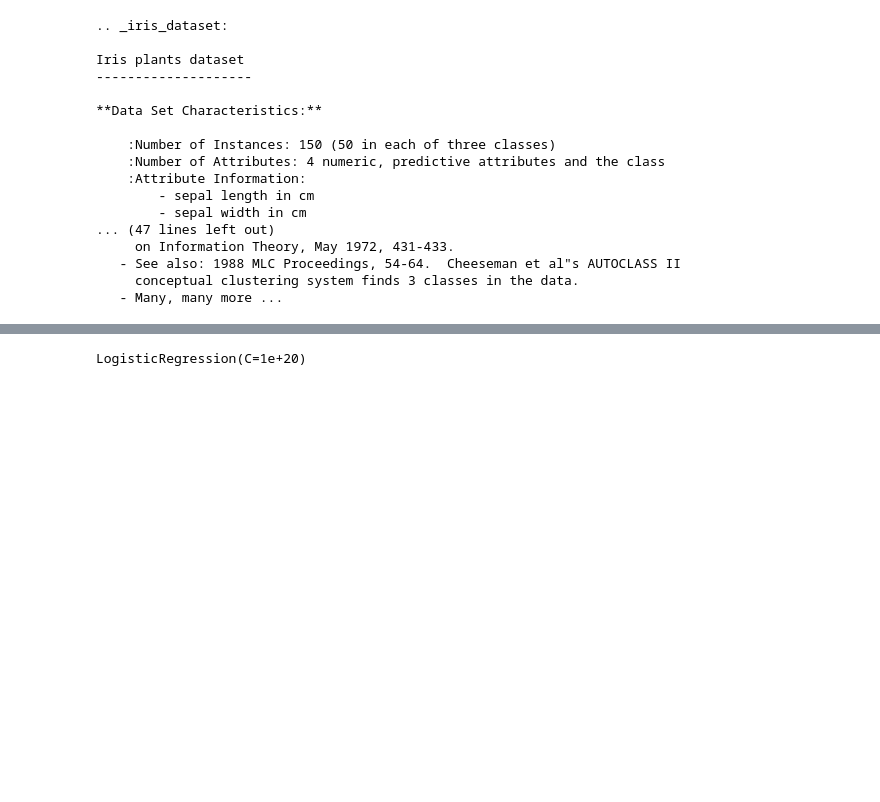
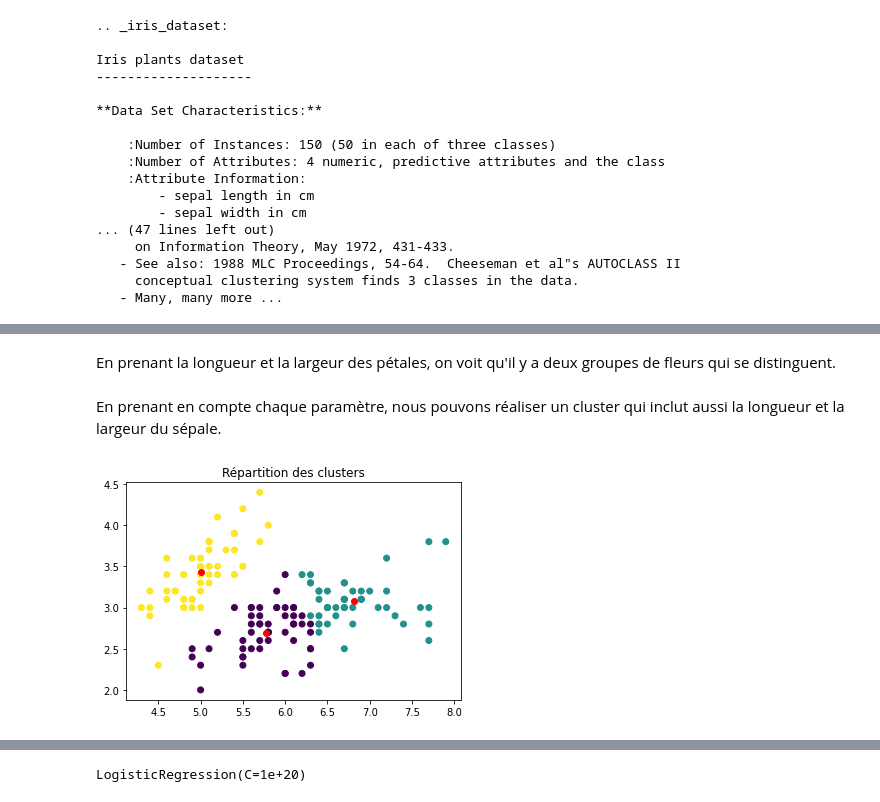
Before and after one commit to LaurenceAndraud/Les_mod-les_dans_tous_leurs_-tats, a Jupyter notebook: Tutoriel 3 - dataset iris.ipynb, the cells around one changed output, grey strips where cells are left out. Saved outputs shown, nothing was run; the diff lists cells and outputs as text; code cells hidden in the pictures; blank space fills up the shorter version.

```diff
--- a/Tutoriel 3 - dataset iris.ipynb
+++ b/Tutoriel 3 - dataset iris.ipynb
@@ -131,0 +146,14 @@ NameError: name 'x' is not defined
+# %% [markdown]
+En prenant la longueur et la largeur des pétales, on voit qu'il y a deux groupes de fleurs qui se distinguent.
+# %% [markdown]
+En prenant en compte chaque paramètre, nous pouvons réaliser un cluster qui inclut aussi la longueur et la largeur du sépale.
+# %%
+plt.scatter(X[:,0], X[:,1], c=model.predict(X))
+plt.scatter(model.cluster_centers_[:,0],
+            model.cluster_centers_[:,1],
+            c = 'r',
+           )
+plt.title("Répartition des clusters")
+plt.show()
+# %% [output]
+[figure, added]
```
Also changed, not shown: parts of 20 cells of this notebook.
